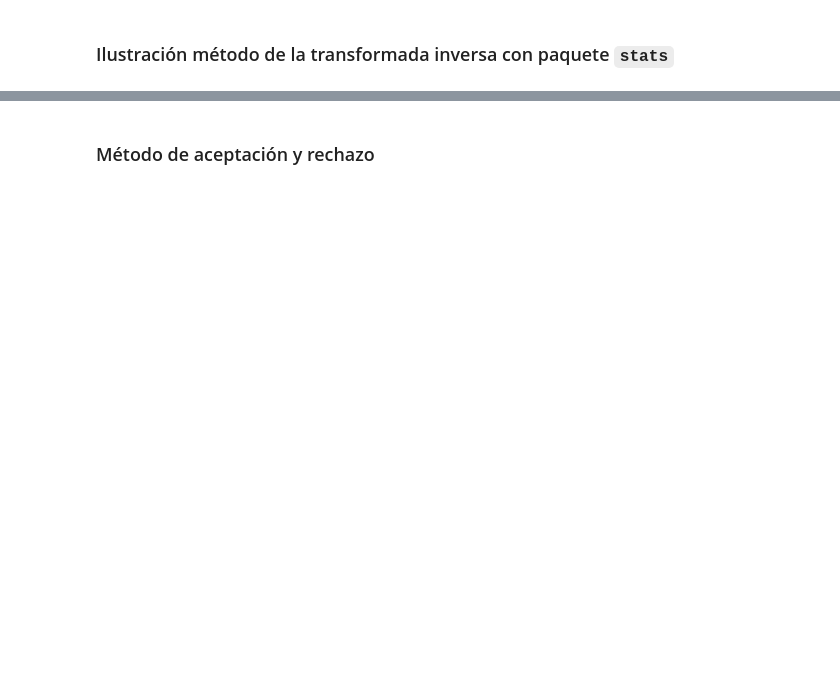
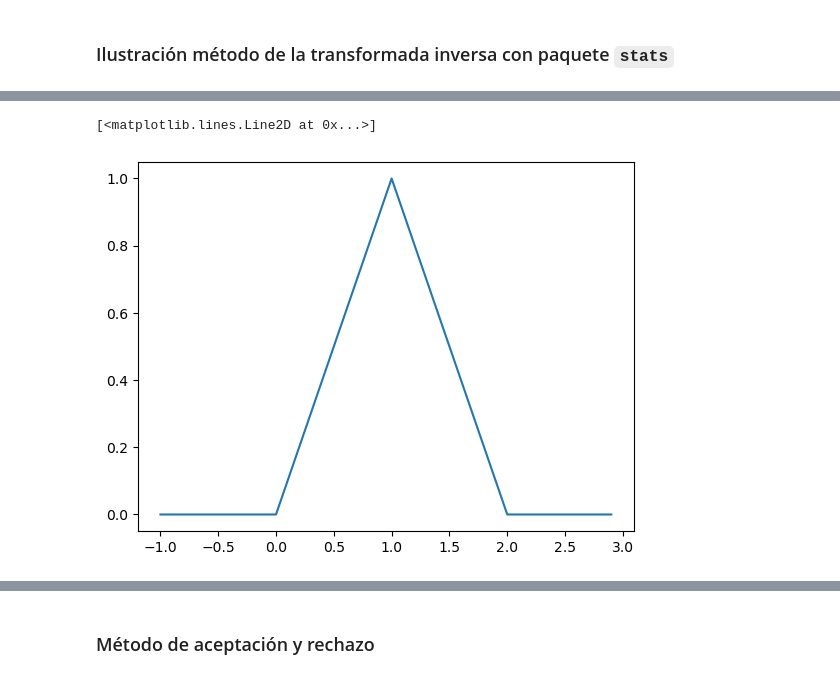
Before and after one commit to adrianhb01/SPF-2023-I, a Jupyter notebook: TEMA-2/Clase11_Ejercicios_MTI_MAR.ipynb, the cells around one changed output, grey strips where cells are left out. Drawn from its saved outputs; the diff is of its cells as text; code cells hidden in the pictures; blank space fills up the shorter version.

```diff
--- a/TEMA-2/Clase11_Ejercicios_MTI_MAR.ipynb
+++ b/TEMA-2/Clase11_Ejercicios_MTI_MAR.ipynb
@@ -58,0 +92,10 @@ Genere muestres aleatorias que distribuyan según la función dada usando el mé
+# %%
+H_inv = lambda u: np.sqrt(2*u) if 0<=u<1/2 else 2 - np.sqrt(2*(1-u))
+# Graficar h(x)
+h = lambda x: 0 if x < 0 else (x if 0 <= x < 1 else (2 - x if 1 <= x <= 2 else 0))
+
+x = np.arange(-1, 3, 0.1)
+plt.plot(x, [h(n) for n in x])
+# %% [output]
+[<matplotlib.lines.Line2D at 0x...>]
+[figure, added]
```
Also changed, not shown: parts of 11 cells of this notebook, 1 other file.
